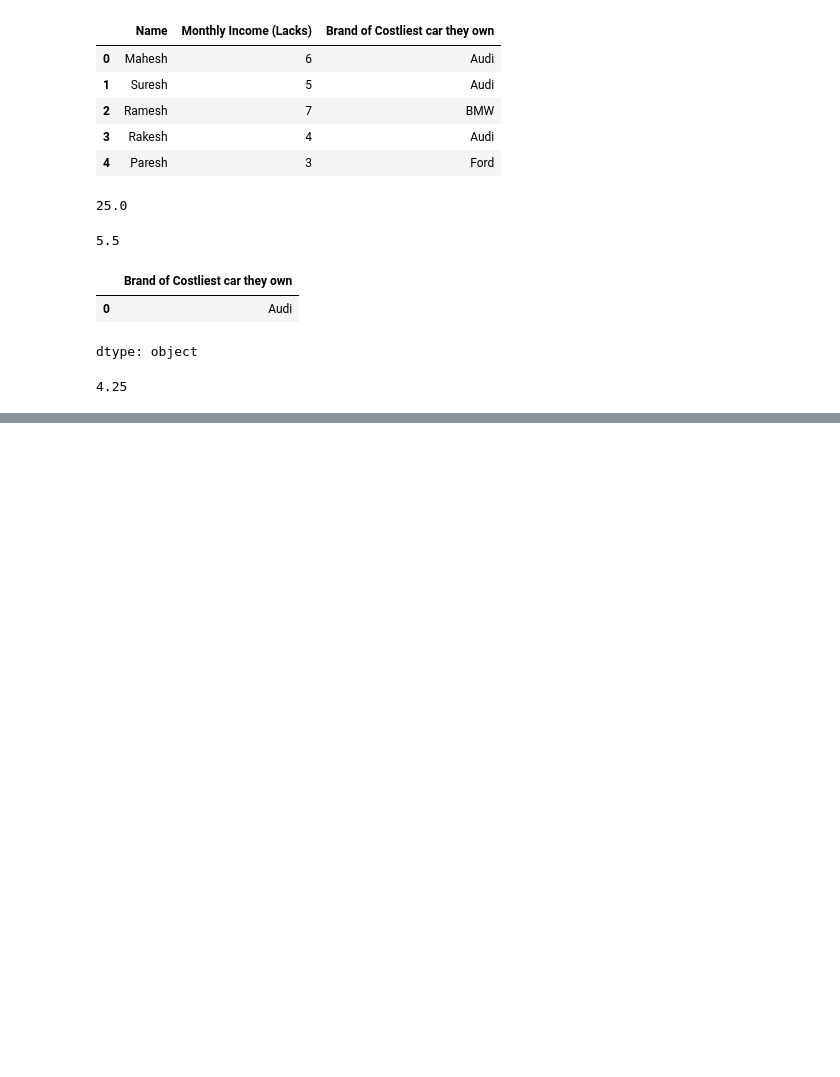
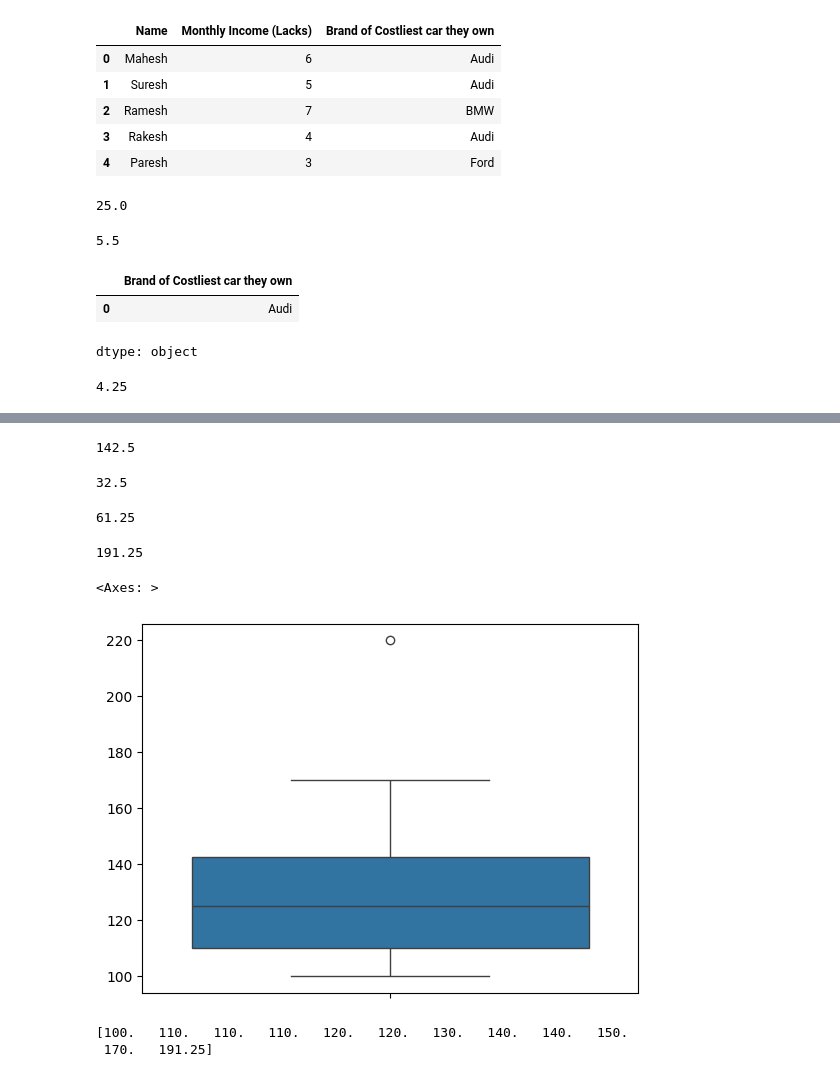
Before and after one commit to pritkudale/ML-for-Teachers, a Jupyter notebook: Statistics/Statistics.ipynb, the cells around one changed output, grey strips where cells are left out. Cells and saved outputs as stored; diff of their text form; code cells hidden in the pictures; blank space fills up the shorter version.

```diff
--- a/Statistics/Statistics.ipynb
+++ b/Statistics/Statistics.ipynb
@@ -31,0 +34,2 @@ df['Monthly Income (Lacks)'].quantile(0.25)
+# %%
+a=np.array([100, 110, 110, 110, 120, 120, 130, 140, 140, 150, 170,220])
@@ -31,0 +46,20 @@ df['Monthly Income (Lacks)'].quantile(0.25)
+# %%
+Q3=np.quantile(a,0.75)
+print(Q3)
+# %% [output]
+142.5
+# %%
+IQR=Q3-Q1
+print(IQR)
+# %% [output]
+32.5
+# %%
+min=Q1-1.5*IQR
+print(min)
+# %% [output]
+61.25
+# %%
+max=Q3+1.5*IQR
+print(max)
+# %% [output]
+191.25
@@ -31,0 +68,11 @@ df['Monthly Income (Lacks)'].quantile(0.25)
+# %%
+sns.boxplot(a)
+# %% [output]
+<Axes: >
+[figure, added]
+# %%
+a_new=np.clip(a,min,max)
+print(a_new)
+# %% [output]
+[100.   110.   110.   110.   120.   120.   130.   140.   140.   150.
+ 170.   191.25]
```
Also changed, not shown: parts of 6 cells of this notebook.
